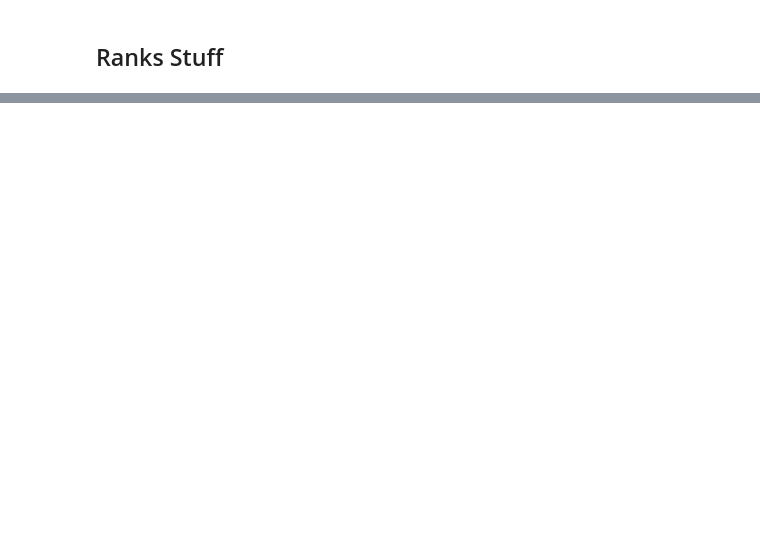
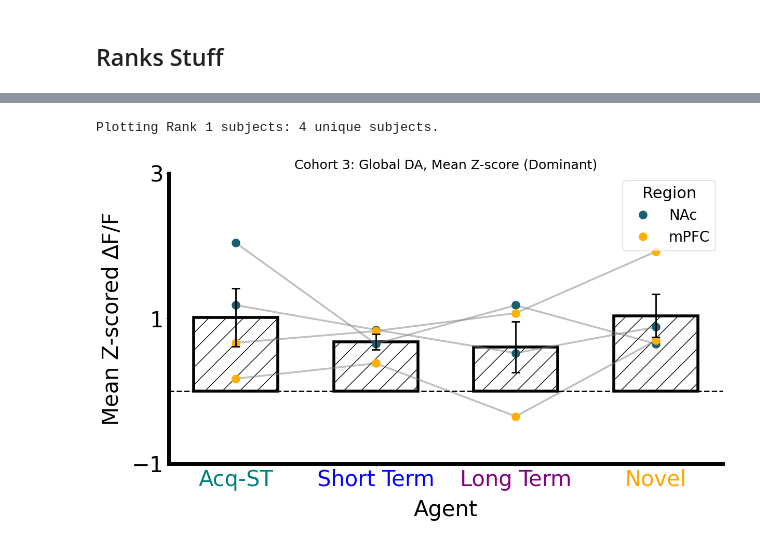
Before and after one commit to padillacoreanolab/Fiber_Photometry, a Jupyter notebook: Home_Cage/hc_analysis.ipynb, the cells around one changed output, grey strips where cells are left out. Cells and saved outputs as stored; diff of their text form; code cells hidden in the pictures; blank space fills up the shorter version.

```diff
--- a/Home_Cage/hc_analysis.ipynb
+++ b/Home_Cage/hc_analysis.ipynb
@@ -1097,0 +1034,3 @@ Plotting 2 subjects with Rank 1.
+# %%
+combined_df = assign_ranks_and_combine_da_metrics(experiment, rank_csv_path=rank_csv_path)
+combined_df
@@ -1097,0 +1240,19 @@ Plotting 2 subjects with Rank 1.
+# %%
+plot_da_metric_across_bouts(combined_df,
+                            da_metric='Mean Z-score',
+                            title='Cohort 3: Global DA, Mean Z-score (Dominant)',
+                            ylabel='Mean Z-scored ∆F/F',
+                            bar_fill_color='white',
+                            bar_edge_color='black',
+                            bar_linewidth=4,
+                            bar_hatch='/',
+                            rank_filter=1,  # Plot only Rank 1 mice
+                            custom_xtick_labels=["Acq-ST", "Short Term", "Long Term", "Novel"],
+                            custom_xtick_colors=["teal", "blue", "purple", "orange"],
+                            ylim=(-1, 3),
+                            yticks_increment=2)
+
+#Mean Z-scored ∆F/F
+# %% [output]
+Plotting Rank 1 subjects: 4 unique subjects.
+[figure, added]
```
Also changed, not shown: parts of 18 cells of this notebook, 25 other files.
